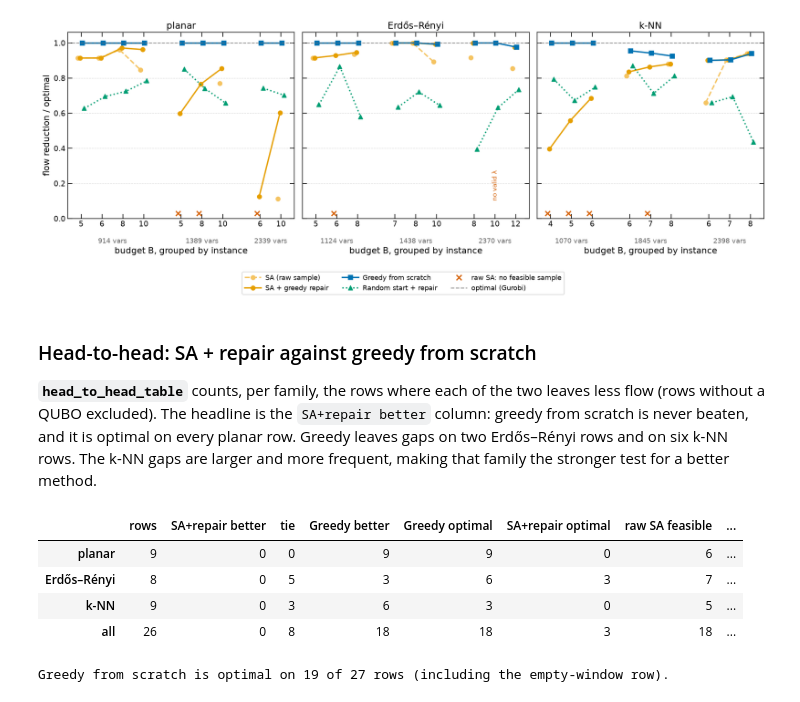
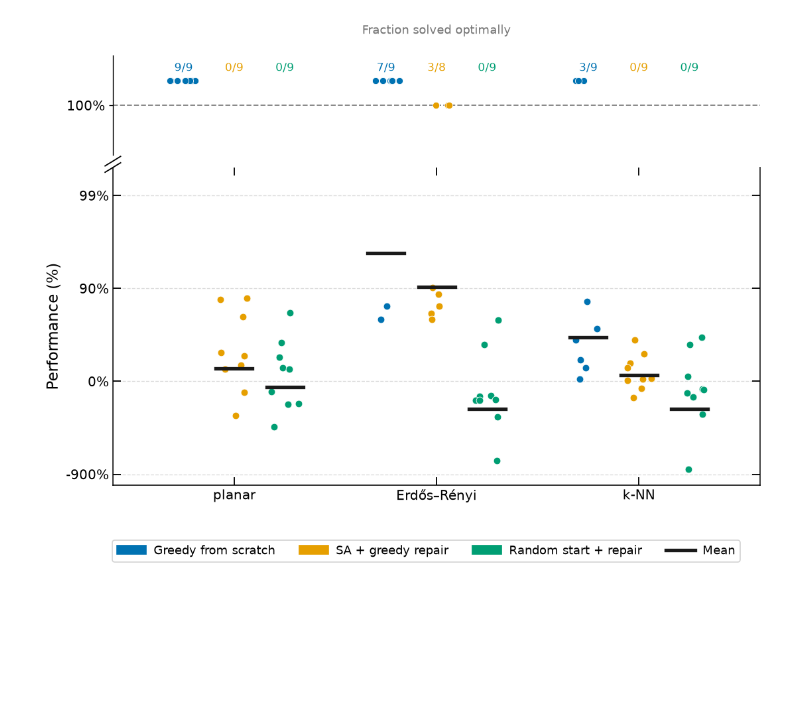
Before and after one commit to SECQUOIA/Network-Interdiction, a Jupyter notebook: notebooks/analysis.ipynb, the cells around one changed output. Saved outputs shown, nothing was run; the diff lists cells and outputs as text; code cells hidden in the pictures; blank space fills up the shorter version.

```diff
--- a/notebooks/analysis.ipynb
+++ b/notebooks/analysis.ipynb
@@ -130,0 +25,27 @@ no SA result.
+# %%
+from pathlib import Path
+import sys
+import importlib
+
+import matplotlib.pyplot as plt
+import pandas as pd
+
+REPO_ROOT = Path.cwd()
+if not (REPO_ROOT / "utils.py").exists():
+    REPO_ROOT = REPO_ROOT.parent
+if str(REPO_ROOT) not in sys.path:
+    sys.path.insert(0, str(REPO_ROOT))
+
+import utils
+utils = importlib.reload(utils)
+utils.apply_plot_style()
+
+FIGURES_DIR = REPO_ROOT / "figures"
+FIGURES_DIR.mkdir(exist_ok=True)
+transfer = utils.load_transfer_objectives(REPO_ROOT / "results/parameter_transfer.csv")
+df = utils.load_results(REPO_ROOT / "results/slide_instances_sa.csv")
+
+print(f"Transfer: {len(transfer)} rows, {transfer['group'].nunique()} test graphs")
+print(f"Classical comparison: {len(df)} graph-budget pairs")
+print(f"Zero-optimum rows excluded: transfer={(transfer['opt_nip'] == 0).sum()}, "
+      f"classical={(df['Opt_NIP'] == 0).sum()}")
@@ -131,27 +89,6 @@ no SA result.
 # %%
-fig_ratio = plot_ratio_by_family(df)
-plt.savefig(FIGURES_DIR / "ratio_by_family.png", dpi=150, bbox_inches="tight")
+fig_performance = utils.plot_performance_distribution(df)
+plt.savefig(FIGURES_DIR / "performance_distribution.png", dpi=300, bbox_inches="tight")
 plt.show()
 # %% [output]
-[figure, old version]
+[figure, new version]
-# %% [markdown]
-### Head-to-head: SA + repair against greedy from scratch
-
-**`head_to_head_table`** counts, per family, the rows where each of the two
-leaves less flow (rows without a QUBO excluded). The headline is the
-`SA+repair better` column: greedy from scratch is never beaten, and it is
-optimal on every planar row. Greedy leaves gaps on two Erdős–Rényi rows
-and on six k-NN rows. The k-NN gaps are larger and more frequent, making
-that family the stronger test for a better method.
-# %%
-summary = head_to_head_table(df)
-display(summary.round(3))
-print(f"Greedy from scratch is optimal on {int((df['Greedy'] == df['Opt_NIP']).sum())} "
-      f"of {len(df)} rows (including the empty-window row).")
-# %% [output]
-|  | rows | SA+repair better | tie | Greedy better | Greedy optimal | SA+repair optimal | raw SA feasible | ... |
-| planar | 9 | 0 | 0 | 9 | 9 | 0 | 6 | ... |
-| Erdős–Rényi | 8 | 0 | 5 | 3 | 6 | 3 | 7 | ... |
-| k-NN | 9 | 0 | 3 | 6 | 3 | 0 | 5 | ... |
-| all | 26 | 0 | 8 | 18 | 18 | 3 | 18 | ... |
-Greedy from scratch is optimal on 19 of 27 rows (including the empty-window row).
```
Also changed, not shown: parts of 33 cells of this notebook, 7 other files.
